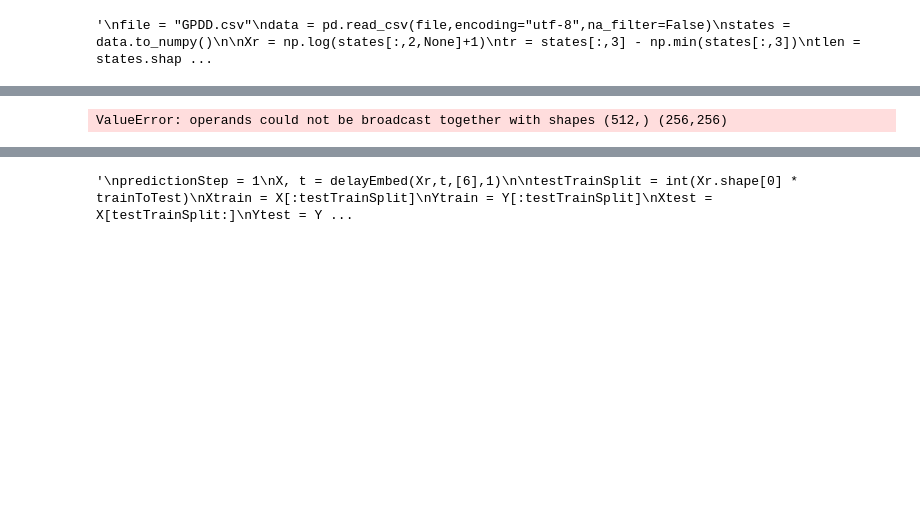
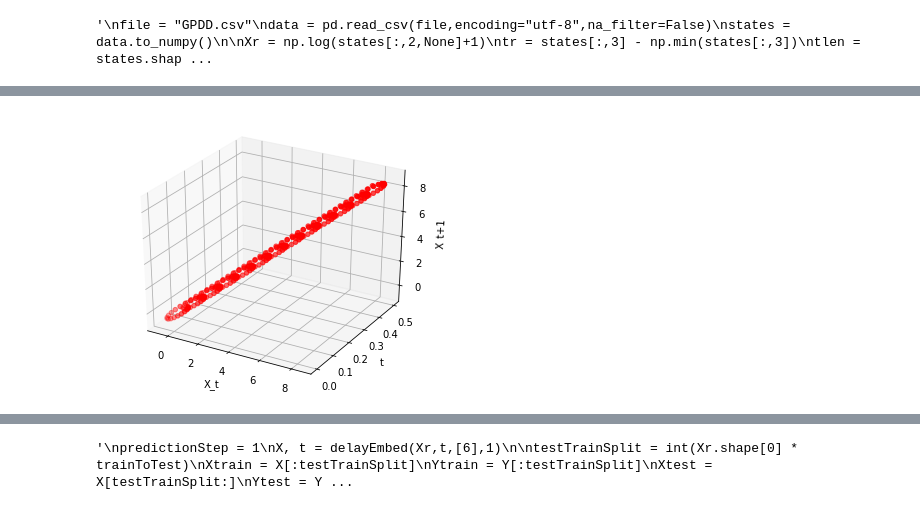
Before and after one commit to kenflat2/Nonlinear-Regression, a Jupyter notebook: Nonstationary SMap.ipynb, the cells around one changed output, grey strips where cells are left out. Cells and saved outputs as stored; diff of their text form; code cells hidden in the pictures; blank space fills up the shorter version.

```diff
--- a/Nonstationary SMap.ipynb
+++ b/Nonstationary SMap.ipynb
@@ -198,8 +468,8 @@ print(delayEmbed(Test, 2, 2, 1, t=TestT))
 # %%
 settlingTime = 0
 
-end = 2**9
-tlen = 2 ** 9 + settlingTime
+tlen = 2 ** 8 + settlingTime
+end = 2 ** 7 # (3.498901098901099 / (12*reduction)) * tlen # 2**3
 reduction = 2 ** 0
 trainToTest = 0.80 # between 0 and 1
 
@@ -209,12 +479,12 @@ t = tr[settlingTime::reduction]
 # MAKE SURE TO UPDATE THE DIMENSION WHEN SWITCHING ATTRACTORS
 dim = 1
 ndrivers = 1
-t0 = np.array([0.34])
+# t0 = np.array([0.34])
 # t0 = np.ones(3) * 3# np.array([0,5,15])# np.ones(dim) * 0.3333 # np.array([0,5,15]) * 1 # np.zeros(dim)
 # t0 = np.array([0.8,0.1,9])
 # t0 = np.ones(5)
 # t0[0] += 0.1
-# t0 = np.array([0,5,15])
+t0 = np.array([0,5,15])
 # %%
 # Density Dependent Maturation
 """
@@ -411,13 +701,13 @@ rspace = np.linspace(0,1,num=256)
 xspace = np.linspace(0,1,num=256)
 rspace, xspace = np.meshgrid(rspace, xspace)
 
-logspace = gtsr * xspace*(1-xspace)
+# logspace = gtsr * xspace*(1-xspace)
 
 # print(gtsr.shape, Xr.shape)
 axL = figL.gca(projection="3d")
 axL.scatter(Xr[:-1], t[:-1]/tlen, Xr[1:], c="red")
 # axL.scatter(Xr[:-1], 3+t[:-1]/tlen, Xr[1:], c="red")
-axL.plot_surface(xspace, rspace, logspace, cmap="bone")
+# axL.plot_surface(xspace, rspace, logspace, cmap="bone")
 axL.set_xlabel("X_t")
 axL.set_ylabel("t")
 axL.set_zlabel("X_t+1")
@@ -429,4 +717,4 @@ plt.show()
-ValueError: operands could not be broadcast together with shapes (512,) (256,256)
+[figure, added]
 # %%
 FNNplot(Xr, 8, 4)
 # %% [output]
```
Also changed, not shown: parts of 30 cells of this notebook.
